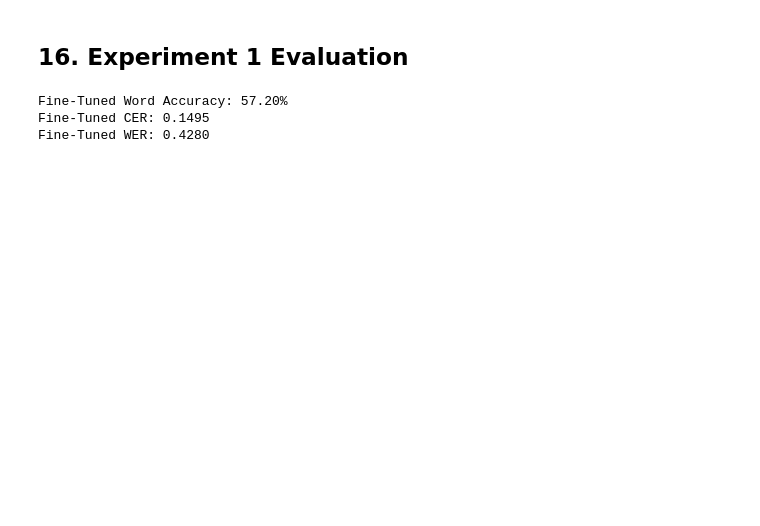
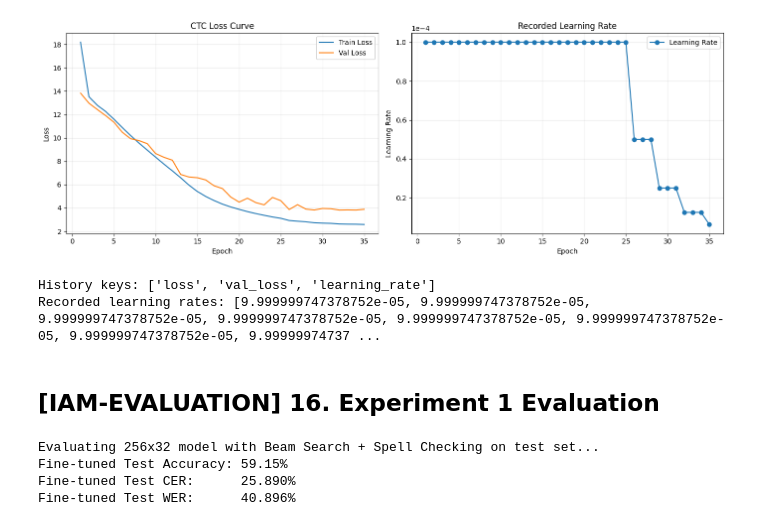
Before and after one commit to MohameedAlaa/Handwritten_Character_Recognition, a Jupyter notebook: notebooks/02_iam_crnn.ipynb, the cells around one changed output. Cells and saved outputs as stored; diff of their text form; code cells hidden in the pictures; blank space fills up the shorter version.

```diff
--- a/notebooks/02_iam_crnn.ipynb
+++ b/notebooks/02_iam_crnn.ipynb
@@ -719,11 +2026,73 @@ if 'finetune_history' in locals():
+# %%
+
+import matplotlib.pyplot as plt
+
+history = finetune_history.history
+epochs = range(1, len(history["loss"]) + 1)
+
+fig, axes = plt.subplots(1, 2, figsize=(14, 5))
+
+# CTC loss
+axes[0].plot(epochs, history["loss"], label="Train Loss")
+axes[0].plot(epochs, history["val_loss"], label="Val Loss")
+axes[0].set_title("CTC Loss Curve")
+axes[0].set_xlabel("Epoch")
+axes[0].set_ylabel("Loss")
+axes[0].legend()
+axes[0].grid(alpha=0.3)
+
+# Actual recorded learning rate
+lr_key = next(
+    (key for key in ("learning_rate", "lr") if key in history),
+    None,
+)
+
+if lr_key is not None:
+    axes[1].plot(epochs, history[lr_key], marker="o", label="Learning Rate")
+    axes[1].set_title("Recorded Learning Rate")
+    axes[1].set_xlabel("Epoch")
+    axes[1].set_ylabel("Learning Rate")
+    axes[1].ticklabel_format(axis="y", style="sci", scilimits=(0, 0))
+    axes[1].legend()
+    axes[1].grid(alpha=0.3)
+else:
+    axes[1].set_title("Learning Rate History Not Available")
+    axes[1].text(
+        0.5, 0.5,
+        "Inspect finetune_history.history keys",
+        ha="center",
+        va="center",
+        transform=axes[1].transAxes,
+    )
+
+plt.tight_layout()
+plt.show()
+
+print("History keys:", list(history.keys()))
+print("Recorded learning rates:", history.get(lr_key) if lr_key else "Unavailable")
+# %% [output]
+[figure, added]
+History keys: ['loss', 'val_loss', 'learning_rate']
+Recorded learning rates: [9.999999747378752e-05, 9.999999747378752e-05, 9.999999747378752e-05, 9.999999747378752e-05, 9.999999747378752e-05, 9.999999747378752e-05, 9.999999747378752e-05, 9.99999974737 ...
 # %% [markdown]
-## 16. Experiment 1 Evaluation
+## [IAM-EVALUATION] 16. Experiment 1 Evaluation
 # %%
-finetuned_results = evaluate_model(finetune_model, test_ds)
-print(f"Fine-Tuned Word Accuracy: {finetuned_results['word_accuracy']:.2%}")
-print(f"Fine-Tuned CER: {finetuned_results['cer']:.4f}")
-print(f"Fine-Tuned WER: {finetuned_results['wer']:.4f}")
+# [IAM-EVALUATION] Evaluate fine-tuned model checkpoint on writer-independent test set
+# Prerequisites: finetune_model, test_ds, evaluate_model
+# Outputs: Quantitative evaluation metrics (CER, WER, Exact Word Accuracy)
+if not FINETUNING_COMPLETED_THIS_SESSION:
+    finetuned_results = None
+    print("SKIPPED: fine-tuning was not run in this session.")
+else:
+    print("Evaluating 256x32 model with Beam Search + Spell Checking on test set...")
+
+    finetuned_results = evaluate_model_with_spellcheck(finetune_model, test_ds, use_spellcheck=True)
+
+    print(f"Fine-tuned Test Accuracy: {finetuned_results['accuracy'] * 100:.2f}%")
+    print(f"Fine-tuned Test CER:      {finetuned_results['cer'] * 100:.3f}%")
+    print(f"Fine-tuned Test WER:      {finetuned_results['wer'] * 100:.3f}%")
 # %% [output]
-Fine-Tuned Word Accuracy: 57.20%
-Fine-Tuned CER: 0.1495
-Fine-Tuned WER: 0.4280
+Evaluating 256x32 model with Beam Search + Spell Checking on test set...
+Fine-tuned Test Accuracy: 59.15%
+Fine-tuned Test CER:      25.890%
+Fine-tuned Test WER:      40.896%
```
Also changed, not shown: parts of 106 cells of this notebook, 5 other files.
